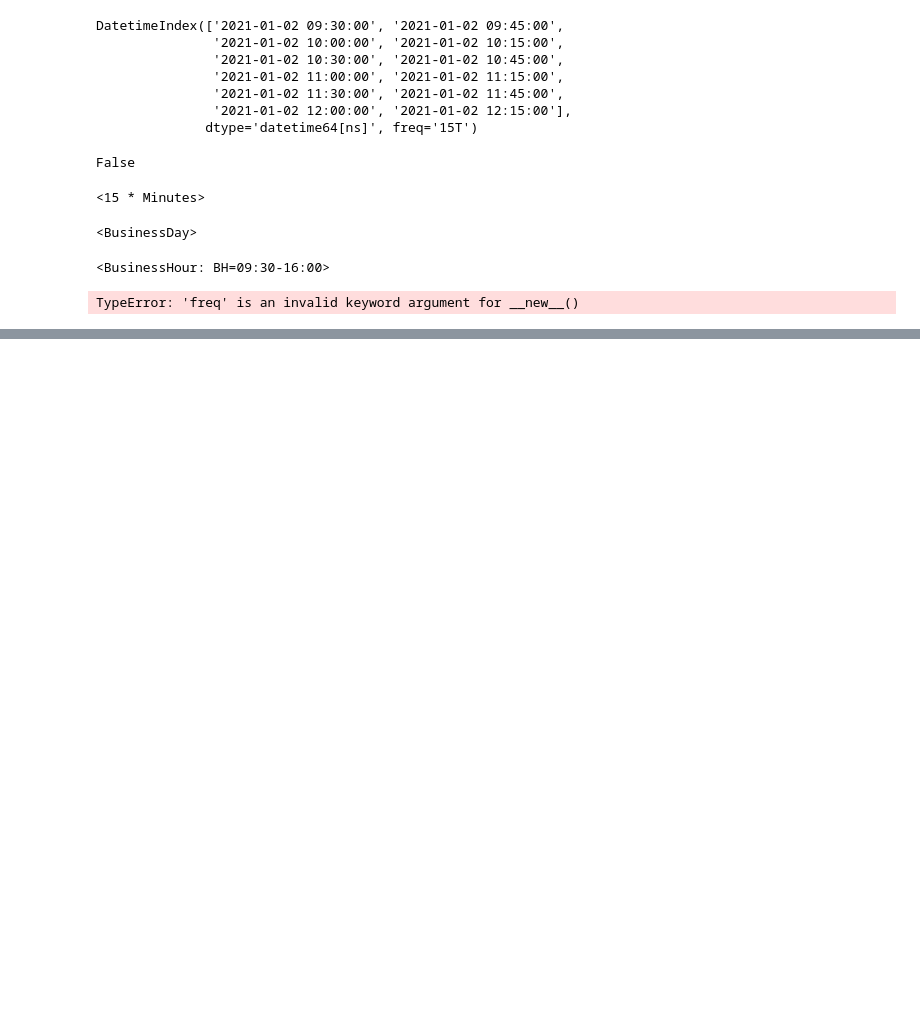
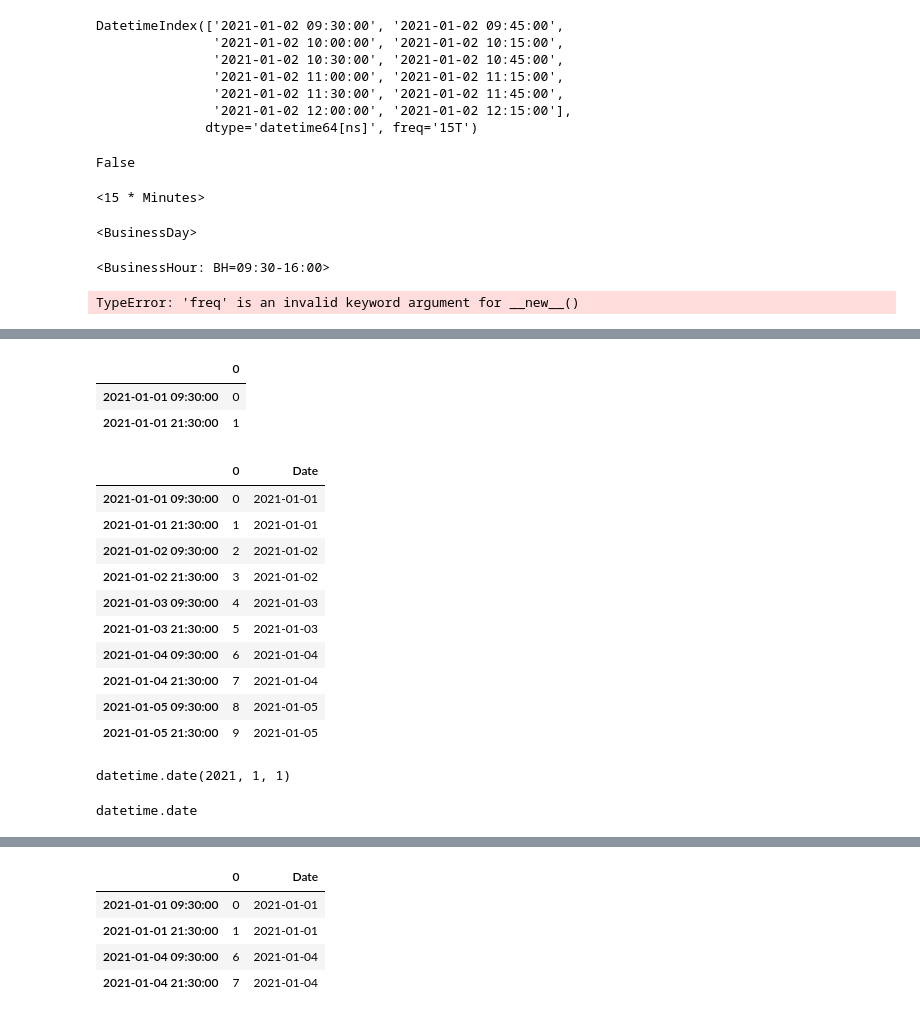
Before and after one commit to DanielGoldfarb/mplfinance, a Jupyter notebook: examples/scratch_pad/date_iloc_transform.ipynb, the cells around one changed output, grey strips where cells are left out. Drawn from its saved outputs; the diff is of its cells as text; code cells hidden in the pictures; blank space fills up the shorter version.

Commit message:
save this version with bus date selection experiments

```diff
--- a/examples/scratch_pad/date_iloc_transform.ipynb
+++ b/examples/scratch_pad/date_iloc_transform.ipynb
@@ -1019,0 +904,4 @@ DatetimeIndex(['2021-01-04 12:30:00', '2021-01-04 13:00:00',
+# %%
+s = pd.DataFrame(range(10),index=pd.date_range('1/1/2021',periods=10))
+s = pd.DataFrame(range(10),index=pd.date_range('1/1/2021 09:30',periods=10,freq='12H'))
+s
@@ -1019,0 +930,9 @@ DatetimeIndex(['2021-01-04 12:30:00', '2021-01-04 13:00:00',
+# %%
+#s.loc[['2021-01-01','2021-01-04'],:]
+s.loc['2021-01-01']
+#s[['2021-01-01','2021-01-04']]
+#s['2021-01-01'] + s['2021-01-04']
+# %% [output]
+|  | 0 |
+| 2021-01-01 09:30:00 | 0 |
+| 2021-01-01 21:30:00 | 1 |
@@ -1019,0 +941,25 @@ DatetimeIndex(['2021-01-04 12:30:00', '2021-01-04 13:00:00',
+# %%
+s['Date'] = [d.date() for d in s.index]
+s
+
+s['Date'][0]
+type(s['Date'][0])
+
+s['Date']
+s['Date'].isin([datetime.date(2021,1,1),datetime.date(2021,1,4)])
+
+s[ s['Date'].isin([datetime.date(2021,1,1),datetime.date(2021,1,4)]) ]
+# %% [output]
+|  | 0 | Date |
+| 2021-01-01 09:30:00 | 0 | 2021-01-01 |
+| 2021-01-01 21:30:00 | 1 | 2021-01-01 |
+| 2021-01-02 09:30:00 | 2 | 2021-01-02 |
+| 2021-01-02 21:30:00 | 3 | 2021-01-02 |
+| 2021-01-03 09:30:00 | 4 | 2021-01-03 |
+| 2021-01-03 21:30:00 | 5 | 2021-01-03 |
+| 2021-01-04 09:30:00 | 6 | 2021-01-04 |
+| 2021-01-04 21:30:00 | 7 | 2021-01-04 |
+| 2021-01-05 09:30:00 | 8 | 2021-01-05 |
+| 2021-01-05 21:30:00 | 9 | 2021-01-05 |
+datetime.date(2021, 1, 1)
+datetime.date
@@ -1019,0 +988,5 @@ DatetimeIndex(['2021-01-04 12:30:00', '2021-01-04 13:00:00',
+|  | 0 | Date |
+| 2021-01-01 09:30:00 | 0 | 2021-01-01 |
+| 2021-01-01 21:30:00 | 1 | 2021-01-01 |
+| 2021-01-04 09:30:00 | 6 | 2021-01-04 |
+| 2021-01-04 21:30:00 | 7 | 2021-01-04 |
```
Also changed, not shown: parts of 29 cells of this notebook.
